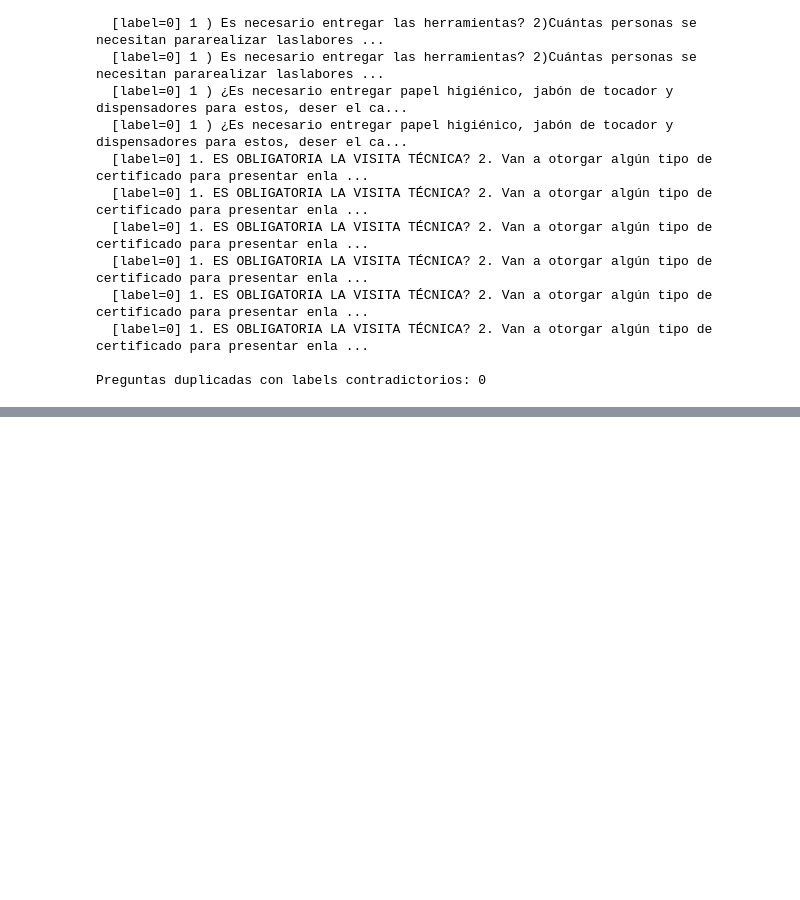
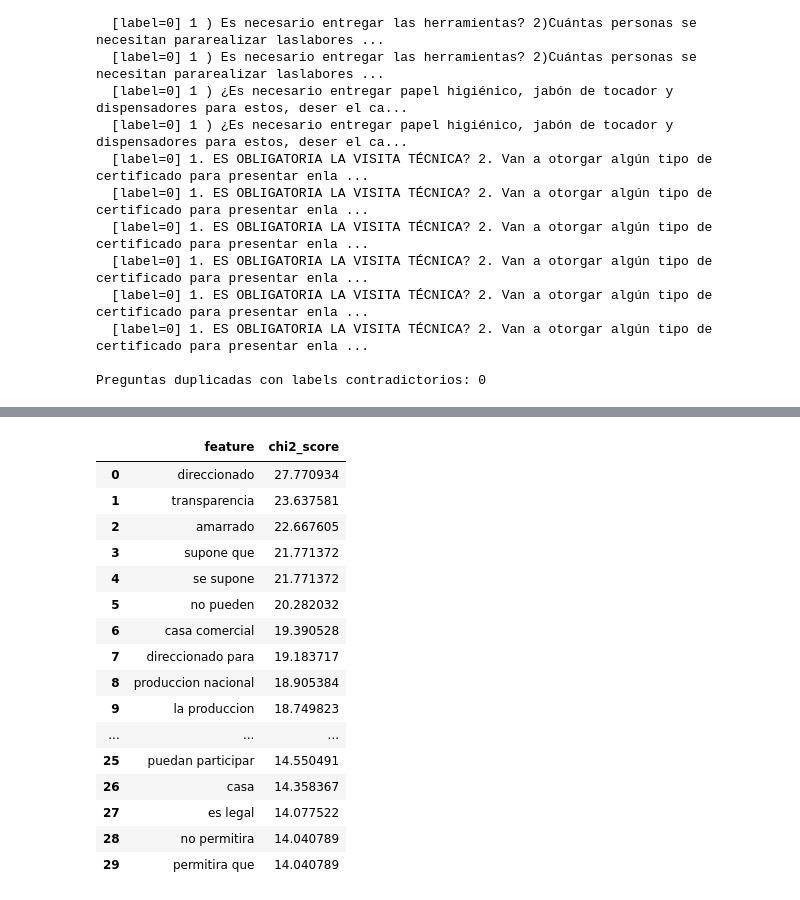
Before and after one commit to rosvjames/machineLearningProyecto, a Jupyter notebook: proyectoML.ipynb, the cells around one changed output, grey strips where cells are left out. Cells and saved outputs as stored; diff of their text form; code cells hidden in the pictures; blank space fills up the shorter version.

Commit message:
Implementación de Feature Extraction y Feature Selection

```diff
--- a/proyectoML.ipynb
+++ b/proyectoML.ipynb
@@ -21,7 +21,7 @@ import seaborn as sns
 from scipy import stats
 
 # Cargar dataset
-df = pd.read_excel('dataset.xlsx')
+df = pd.read_excel('dataset.xlsx', engine="openpyxl")
 
 print(f"Shape del dataset: {df.shape}")
 print(f"Columnas: {list(df.columns)}\n")
@@ -225,0 +286,18 @@ Preguntas duplicadas con labels contradictorios: 0
+# %%
+model = SentenceTransformer('sentence-transformers/paraphrase-multilingual-MiniLM-L12-v2')
+
+# Convertir texto a embeddings
+X_train_emb = model.encode(X_train.tolist(), show_progress_bar=True)
+X_test_emb = model.encode(X_test.tolist(), show_progress_bar=True)
+
+clf_emb = LogisticRegression(
+    max_iter=3000,
+    class_weight='balanced'
+)
+
+clf_emb.fit(X_train_emb, y_train)
+y_pred_emb = clf_emb.predict(X_test_emb)
+
+print("===== TRANSFER LEARNING =====")
+print("F1:", f1_score(y_test, y_pred_emb))
+print("Accuracy:", accuracy_score(y_test, y_pred_emb))
@@ -225,0 +393,59 @@ Preguntas duplicadas con labels contradictorios: 0
+# %%
+import numpy as np
+import pandas as pd
+
+from sklearn.pipeline import Pipeline
+from sklearn.feature_extraction.text import TfidfVectorizer
+from sklearn.feature_selection import SelectKBest, chi2
+from sklearn.linear_model import LogisticRegression
+from sklearn.metrics import f1_score, accuracy_score, classification_report
+from sklearn.model_selection import StratifiedKFold, cross_val_score
+
+## Pipeline con feature selection
+
+# Número de features a conservar
+k = 2000
+
+tfidf_fs_pipeline = Pipeline([
+    ('tfidf', TfidfVectorizer(
+        lowercase=True,
+        ngram_range=(1,2),
+        min_df=2,
+        max_df=0.95
+    )),
+    ('select', SelectKBest(score_func=chi2, k=k)),
+    ('clf', LogisticRegression(
+        max_iter=3000,
+        class_weight='balanced'
+    ))
+])
+
+tfidf_fs_pipeline.fit(X_train, y_train)
+y_pred_fs = tfidf_fs_pipeline.predict(X_test)
+
+print("===== TF-IDF + Feature Selection =====")
+print("F1:", f1_score(y_test, y_pred_fs))
+print("Accuracy:", accuracy_score(y_test, y_pred_fs))
+print(classification_report(y_test, y_pred_fs))
+
+## Ver los features seleccinados más importantes
+
+vectorizer = tfidf_fs_pipeline.named_steps['tfidf']
+selector = tfidf_fs_pipeline.named_steps['select']
+
+feature_names = np.array(vectorizer.get_feature_names_out())
+selected_mask = selector.get_support()
+
+selected_features = feature_names[selected_mask]
+selected_scores = selector.scores_[selected_mask]
+
+top_idx = np.argsort(selected_scores)[::-1][:30]
+
+top_features_df = pd.DataFrame({
+    'feature': selected_features[top_idx],
+    'chi2_score': selected_scores[top_idx]
+})
+
+print("Top 30 features seleccionadas:")
+display(top_features_df)
+# %% [output]
@@ -225,0 +465,17 @@ Preguntas duplicadas con labels contradictorios: 0
+|  | feature | chi2_score |
+| 0 | direccionado | 27.770934 |
+| 1 | transparencia | 23.637581 |
+| 2 | amarrado | 22.667605 |
+| 3 | supone que | 21.771372 |
+| 4 | se supone | 21.771372 |
+| 5 | no pueden | 20.282032 |
+| 6 | casa comercial | 19.390528 |
+| 7 | direccionado para | 19.183717 |
+| 8 | produccion nacional | 18.905384 |
+| 9 | la produccion | 18.749823 |
+| ... | ... | ... |
+| 25 | puedan participar | 14.550491 |
+| 26 | casa | 14.358367 |
+| 27 | es legal | 14.077522 |
+| 28 | no permitira | 14.040789 |
+| 29 | permitira que | 14.040789 |
```
Also changed, not shown: parts of 18 cells of this notebook.
